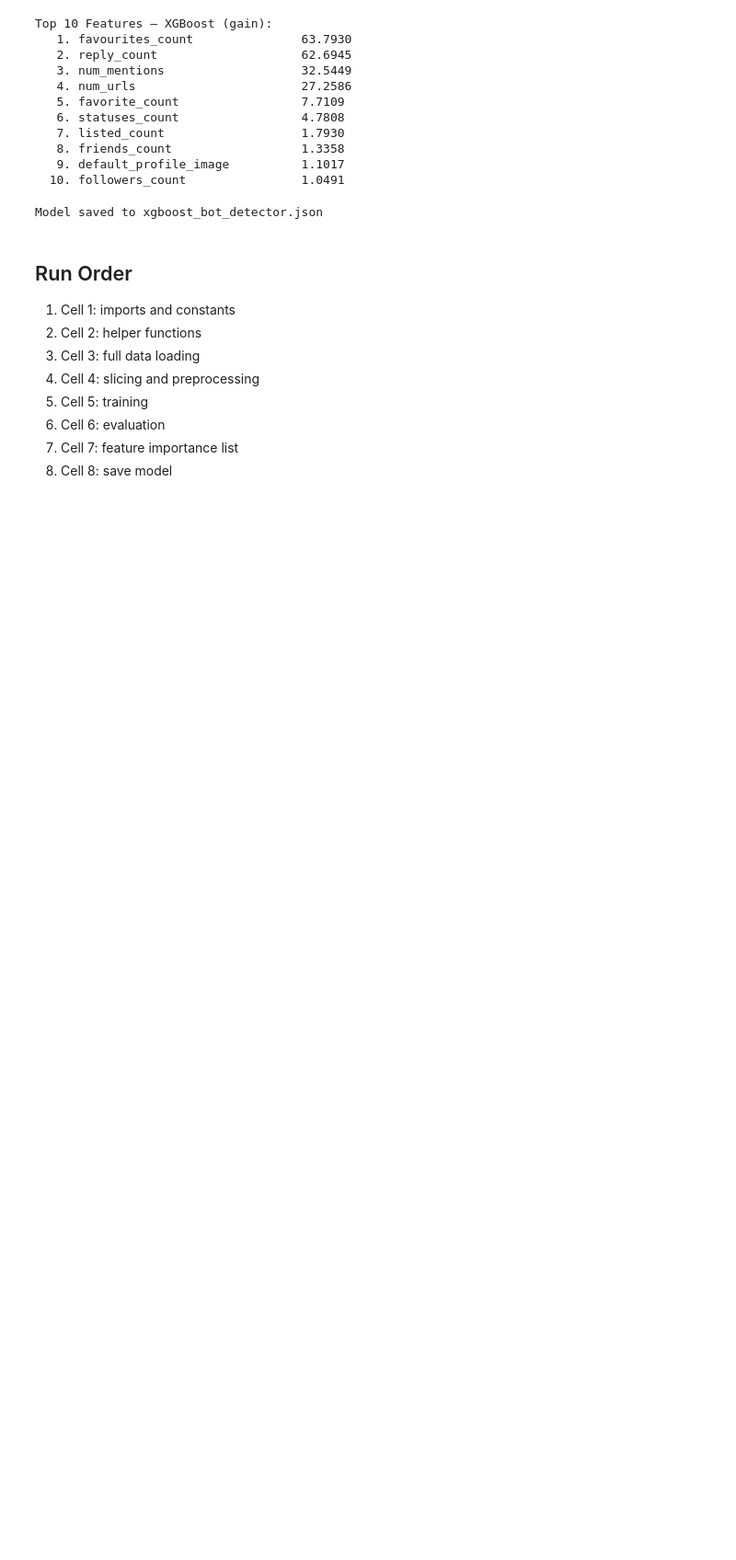
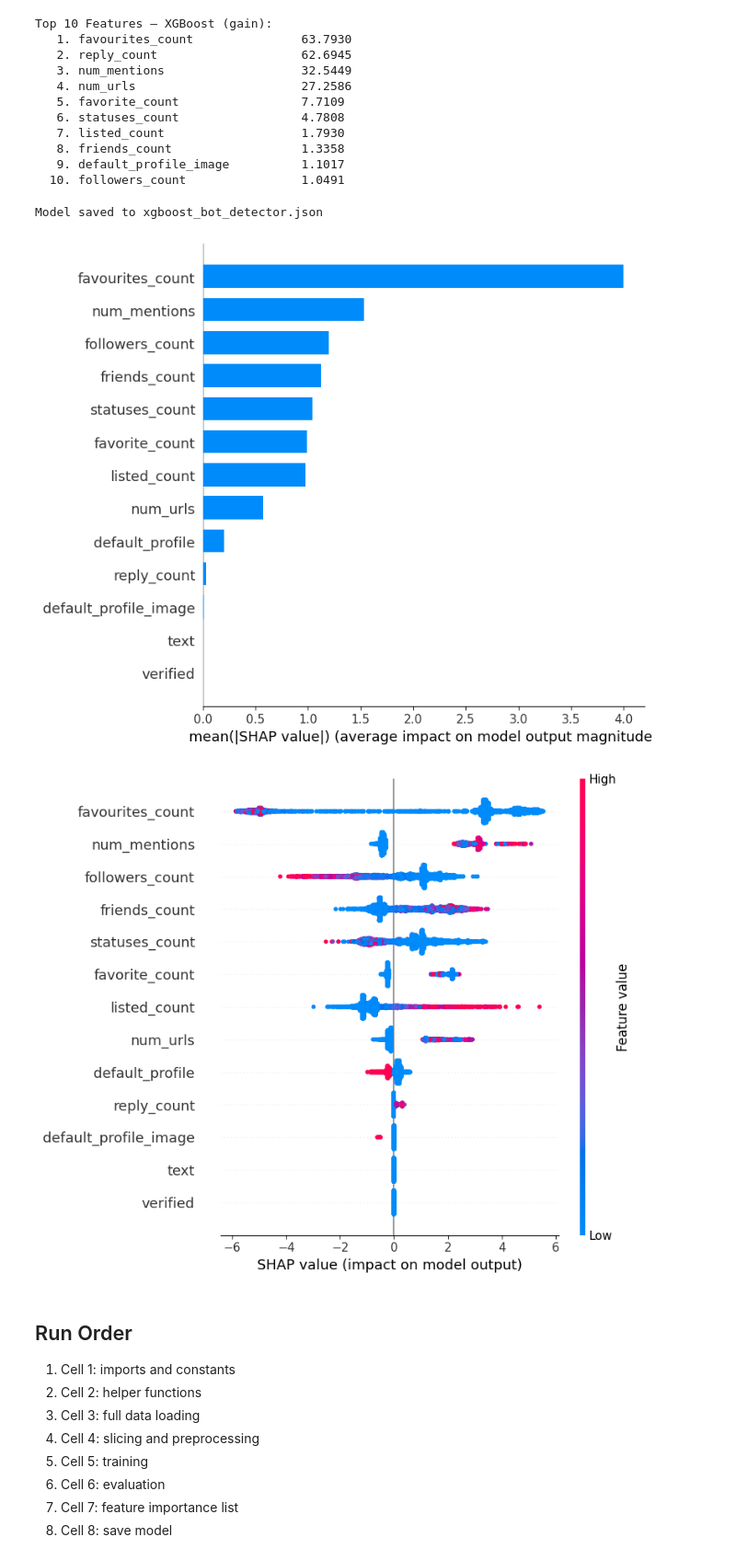
Before and after one commit to katherineesanders/ML-Project, a Jupyter notebook: xgboost_experiments.ipynb, the cells around one changed output. Shown at 92% size. Cells and saved outputs as stored; diff of their text form; code cells hidden in the pictures; blank space fills up the shorter version.

```diff
--- a/xgboost_experiments.ipynb
+++ b/xgboost_experiments.ipynb
@@ -328,6 +328,17 @@ model.save_model(MODEL_PATH)
 print(f"Model saved to {MODEL_PATH}")
 # %% [output]
 Model saved to xgboost_bot_detector.json
+# %%
+import shap
+
+explainer = shap.TreeExplainer(model)
+shap_values = explainer.shap_values(X_test)
+
+shap.summary_plot(shap_values, X_test, plot_type="bar")
+shap.summary_plot(shap_values, X_test)
+# %% [output]
+[figure, added]
+[figure, added]
 # %% [markdown]
 ## Run Order
 1. Cell 1: imports and constants
```
Also changed, not shown: 4 other files.
